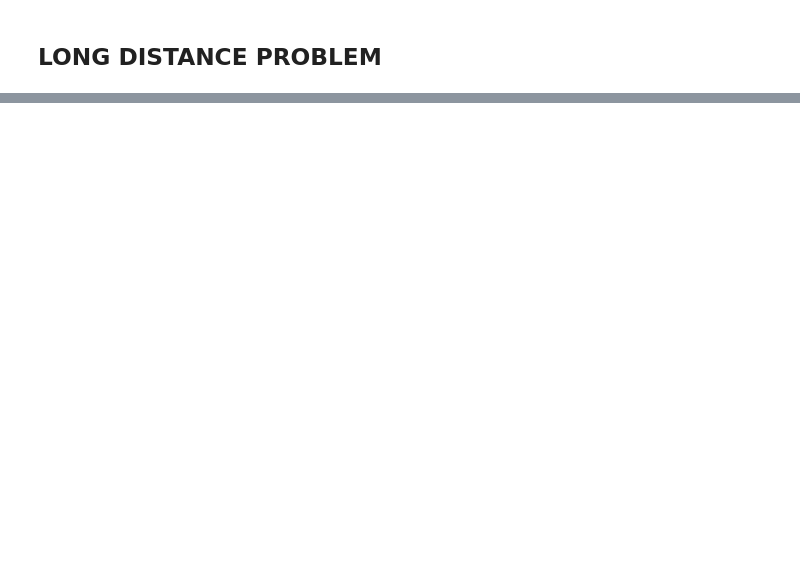
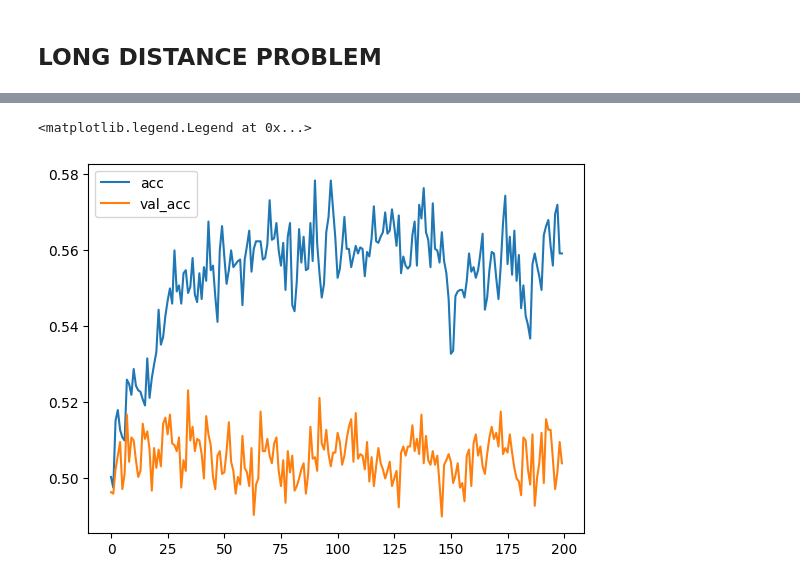
Before and after one commit to ChitteshKumar/udemy_deep_learning_tutorials, a Jupyter notebook: LongDistanceProblem.ipynb, the cells around one changed output, grey strips where cells are left out. Saved outputs shown, nothing was run; the diff lists cells and outputs as text; code cells hidden in the pictures; blank space fills up the shorter version.

```diff
--- a/LongDistanceProblem.ipynb
+++ b/LongDistanceProblem.ipynb
@@ -220,0 +354,20 @@ plt.legend()
+# %%
+plt.plot(r.history['accuracy'], label='acc')
+plt.plot(r.history['val_accuracy'], label = "val_acc")
+plt.legend()
+
+'''
+Note:
+accuracy (training accuracy) - overall correctness of the model's prediction.
+            -> ratio of correctly predicted values / total no. of values in the dataset.
+
+val_accuracy (validation accuracy) - correctness of the model's prediction with validation dataset
+            -> ratio of correctly predicted values / total no. of values in the validation dataset.
+
+* a higher training accuracy with lowers validation accuracy may indicate overfitting where model has memorized the training data rather than learning the data pattern.
+'''
+
+#here RNN completely fails
+# %% [output]
+<matplotlib.legend.Legend at 0x...>
+[figure, added]
```
Also changed, not shown: parts of 28 cells of this notebook.
